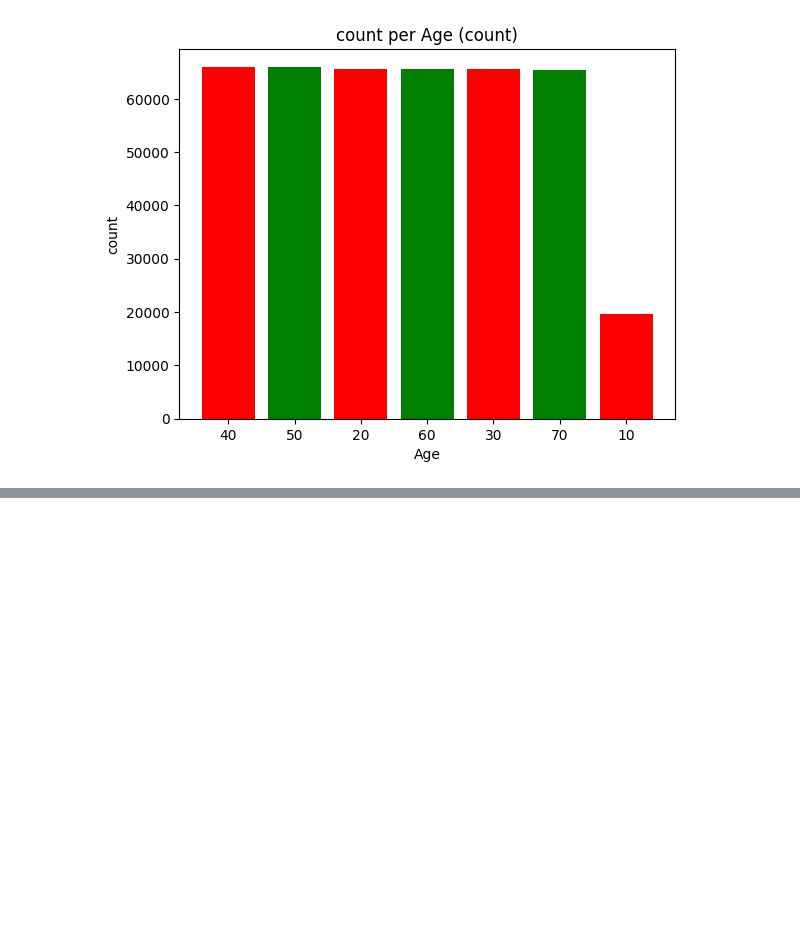
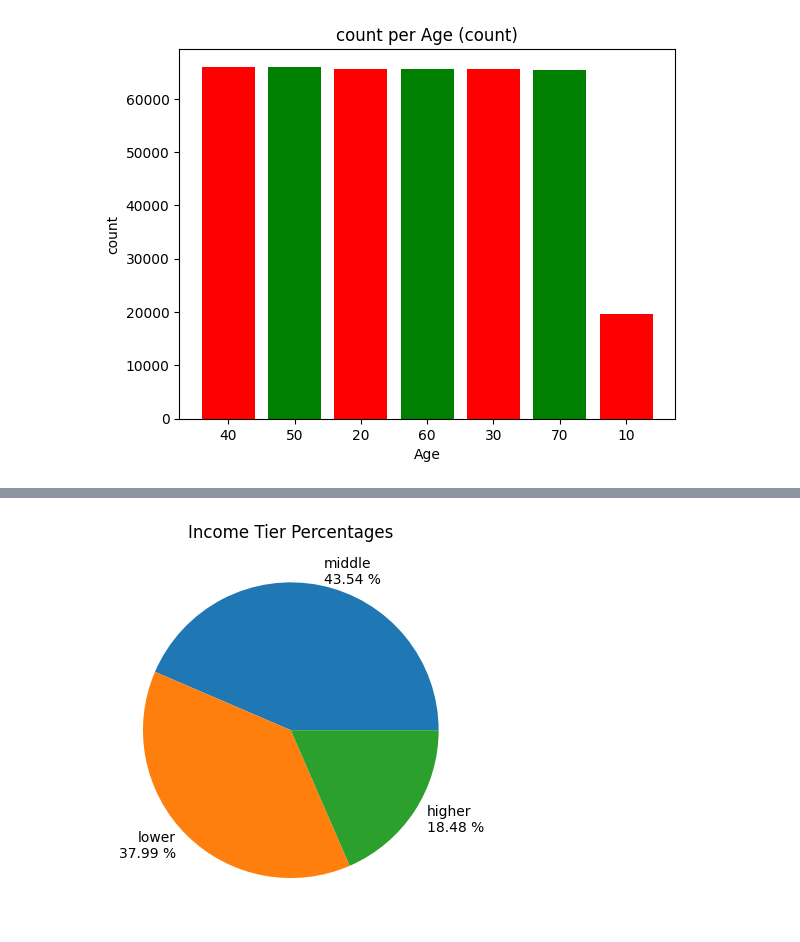
Before and after one commit to ShaQ90/week3_project, a Jupyter notebook: notebooks/data_testing_tiago.ipynb, the cells around one changed output, grey strips where cells are left out. Cells and saved outputs as stored; diff of their text form; code cells hidden in the pictures; blank space fills up the shorter version.

Commit message:
Added new graph for income by status

```diff
--- a/notebooks/data_testing_tiago.ipynb
+++ b/notebooks/data_testing_tiago.ipynb
@@ -196,4 +220,4 @@ func.plot_drawing_single(new_df,"count")
 # %%
 df_1 = df.copy()
 # %%
-df_1["Income Tier"] = df.Age.map(func.income_label)
+df_1["Income Tier"] = df.Income.map(func.income_label)
@@ -200,5 +240,5 @@ df_1["Income Tier"] = df.Age.map(func.income_label)
 # %%
-new_df = func.creat_df_count(df1,Income Tier").copy()
-func.plot_drawing_single(new_df,"count")
-
+new_df = func.creat_df_count(df_1,"Income Tier").copy()
 func.plot_drawing_pie_count(new_df)
+# %% [output]
+[figure, added]
```
Also changed, not shown: parts of 9 cells of this notebook, 9 other files.
